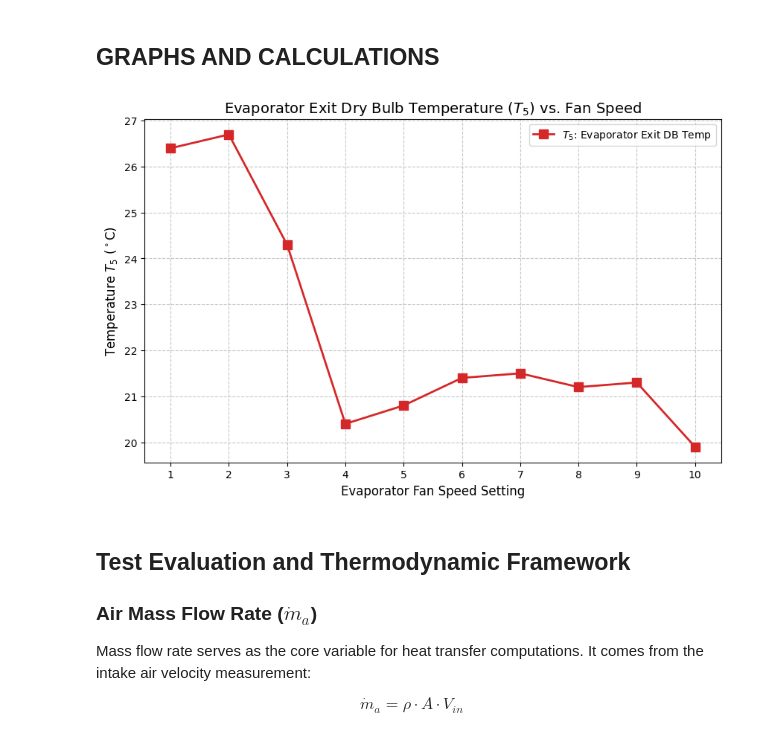
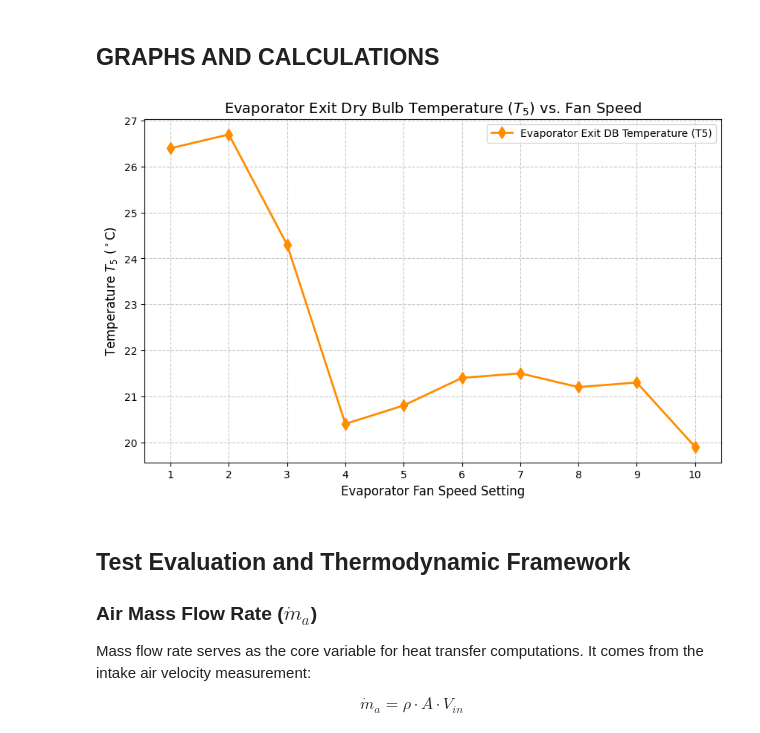
Before and after one commit to tharindu33333/ME421-Mechanical-Systems-Lab-A2, a Jupyter notebook: Heat Transfer/E_20_103_Heat_Transfer.ipynb, the cells around one changed output. Cells and saved outputs as stored; diff of their text form; code cells hidden in the pictures.

```diff
--- a/Heat Transfer/E_20_103_Heat_Transfer.ipynb
+++ b/Heat Transfer/E_20_103_Heat_Transfer.ipynb
@@ -206,30 +221,30 @@ D_1 = 0.11 m
 # %%
 import matplotlib.pyplot as plt
 
 # Experimental Data from Table
 fan_speeds = [1, 2, 3, 4, 5, 6, 7, 8, 9, 10]
 t5_values = [26.4, 26.7, 24.3, 20.4, 20.8, 21.4, 21.5, 21.2, 21.3, 19.9]
 
 # Create the plot
 plt.figure(figsize=(10, 6))
-plt.plot(fan_speeds, t5_values, marker='s', linestyle='-', color='tab:red', linewidth=2, markersize=8)
+plt.plot(fan_speeds, t5_values, marker='d', linestyle='-', color='darkorange', linewidth=2, markersize=8)
 
 # Add labels and title using LaTeX formatting
-plt.title('Evaporator Exit Dry Bulb Temperature ($T_5$) vs. Fan Speed', fontsize=14)
+plt.title(r'Evaporator Exit Dry Bulb Temperature ($T_5$) vs. Fan Speed', fontsize=14)
 plt.xlabel('Evaporator Fan Speed Setting', fontsize=12)
-plt.ylabel('Temperature $T_5$ ($^\circ$C)', fontsize=12)
+plt.ylabel(r'Temperature $T_5$ ($^\circ$C)', fontsize=12)
 
 # Set x-axis ticks to match fan speed settings exactly
 plt.xticks(fan_speeds)
 
 # Add grid and legend
 plt.grid(True, linestyle='--', alpha=0.7)
-plt.legend(['$T_5$: Evaporator Exit DB Temp'], loc='upper right')
+plt.legend(['Evaporator Exit DB Temperature (T5)'], loc='upper right')
 
 # Display the plot
 plt.show()
 # %% [output]
-[figure, old version]
+[figure, new version]
 # %% [markdown]
 ## Test Evaluation and Thermodynamic Framework
 
```
Also changed, not shown: parts of 6 cells of this notebook.
